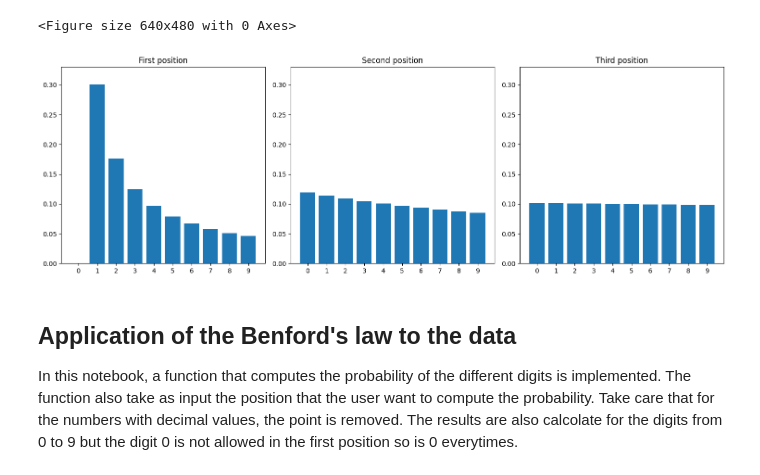
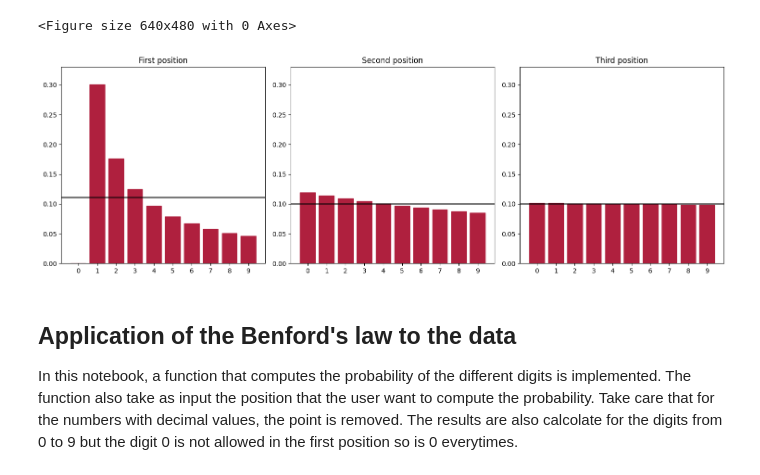
Before and after one commit to Ftoffoletto/masterthesis, a Jupyter notebook: Election/Benford.ipynb, the cells around one changed output. Drawn from its saved outputs; the diff is of its cells as text; code cells hidden in the pictures.

```diff
--- a/Election/Benford.ipynb
+++ b/Election/Benford.ipynb
@@ -84,22 +86,33 @@ plt.savefig('table_with_sum_probabilities.png', dpi=300, bbox_inches='tight')
 # %%
 fig, axs = plt.subplots(1, 3, figsize=(15, 5))
 for ax in axs:
     ax.set_ylim(0, 0.33)
 
 for ax in axs:
     ax.set_xticks(range(10))
 
 axs[0].bar(benford_nth_digit_probabilities(1).keys(), benford_nth_digit_probabilities(1).values())
 axs[0].set_title('First position')
 axs[1].bar(benford_nth_digit_probabilities(2).keys(), benford_nth_digit_probabilities(2).values())
 axs[1].set_title('Second position')
 axs[2].bar(benford_nth_digit_probabilities(3).keys(), benford_nth_digit_probabilities(3).values())
 axs[2].set_title('Third position')
 
+#use the color #af203e in HEX for the bars
+for ax in axs:
+    for bar in ax.patches:
+        bar.set_color('#af203e')
+
+for ax in axs:
+    if ax.get_title() == 'First position':
+        ax.axhline(y=1/9, color='black')
+    else:
+        ax.axhline(y=1/10, color='black')
+
 plt.tight_layout()
 plt.show()
 # %% [output]
-[figure, old version]
+[figure, new version]
 # %% [markdown]
 ## Application of the Benford's law to the data
 
```
Also changed, not shown: parts of 21 cells of this notebook, 2 other files.
